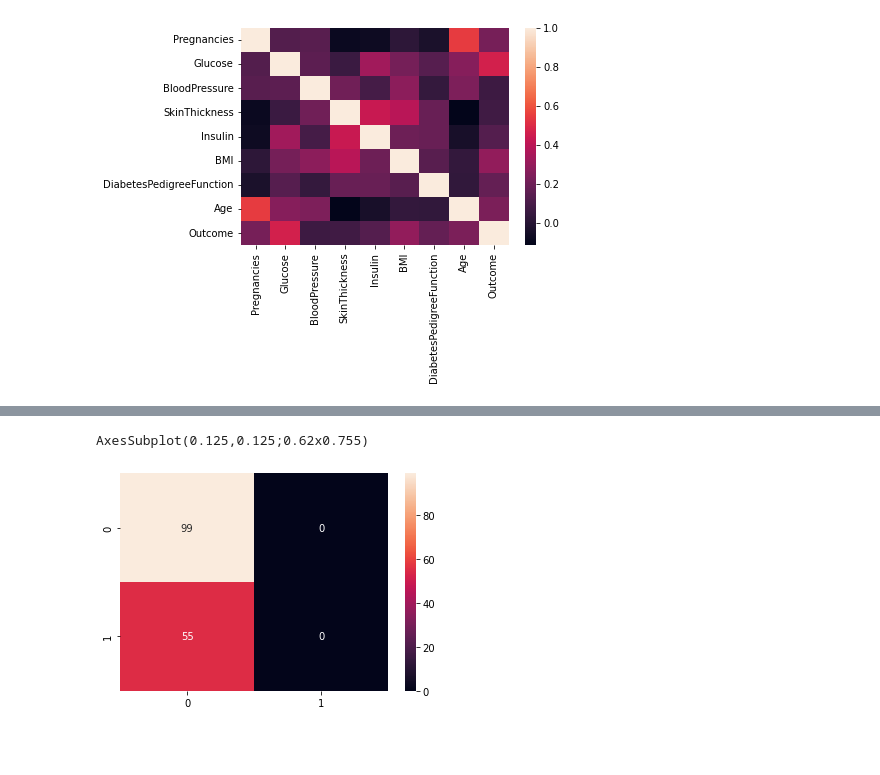
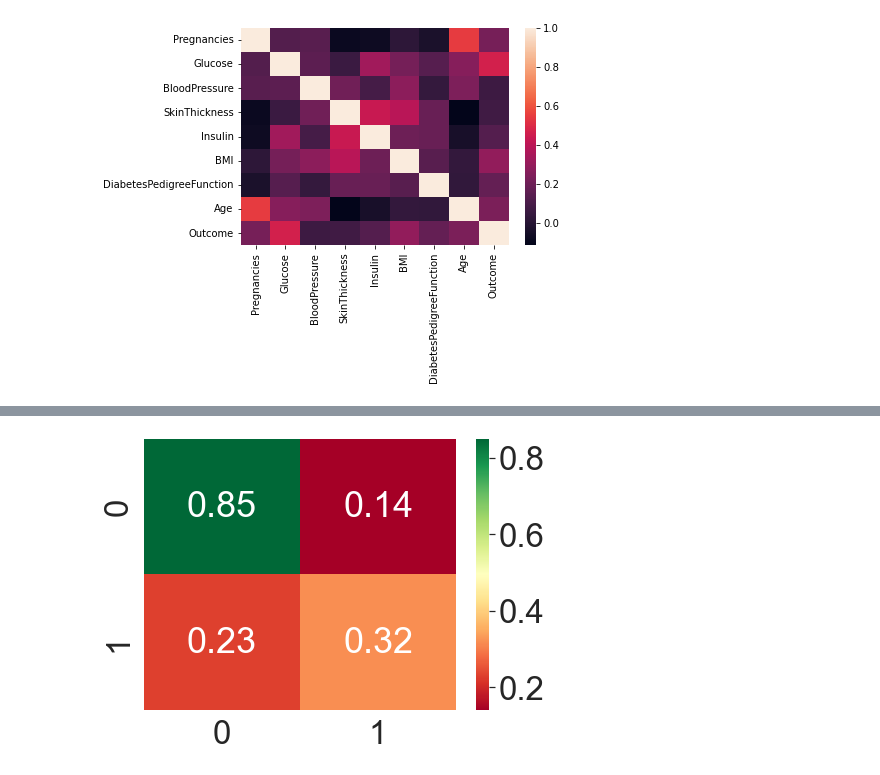
Before and after one commit to LubabaSheikh/BMEN415_Project, a Jupyter notebook: Logistic_Regression_Classififcation.ipynb, the cells around one changed output, grey strips where cells are left out. Saved outputs shown, nothing was run; the diff lists cells and outputs as text; code cells hidden in the pictures; blank space fills up the shorter version.

Commit message:
finalized models, added confusion matrices and regression plots

```diff
--- a/Logistic_Regression_Classififcation.ipynb
+++ b/Logistic_Regression_Classififcation.ipynb
@@ -71,9 +20,8 @@ data["Pregnancies"].corr(data["Age"])
 # %%
 # Prepare the test and training data sets
-import numpy as np
-labels=data['Outcome'] # labels is not an array. It is a column in a dataset. So we use the NumPy np.ravel() function to convert that to an array.
-features = data.iloc[:,0:8]
 from sklearn.model_selection import train_test_split
-X=features
-y=np.ravel(labels) # converting labels into an array
+y = data.Outcome
+X = data.drop(["Outcome"], axis=1)
+X.info()
+
 X_train, X_test, y_train, y_test = train_test_split(X, y, test_size=0.20, random_state=42) # 20% of data for test
@@ -96,5 +60,5 @@ model.add(Dense(1, activation='sigmoid'))
 model.compile(loss='binary_crossentropy',
 optimizer='sgd',
 metrics=['accuracy'])
-model.fit(X_train, y_train,epochs=4, batch_size=1, verbose=1)
+model.fit(X_train, y_train,epochs=20, batch_size=1, verbose=1)
 # %% [output]
@@ -142,3 +88,11 @@ print(weights)
 # %%
-# Now run predictions on test data
-y_predict = np.argmax(model.predict(X_test), axis=1)
+from sklearn import metrics
+# Now run predictions
+y_pred_train = model.predict(X_train)
+y_pred_test = model.predict(X_test)
+
+# Print score/accuracy
+train_accuracy = accuracy_score(y_train.round(), y_pred_train.round())
+test_accuracy = metrics.accuracy_score(y_test.round(), y_pred_test.round())
+print("Train Accuracy: ", train_accuracy)
+print("Test Accuracy: ", test_accuracy)
@@ -152,8 +106,10 @@ print(score)
 # %%
 # Print Confusion Matrix
+import matplotlib.pyplot as plt
 from sklearn.metrics import classification_report, confusion_matrix
-cm = confusion_matrix(y_test, y_predict)
-print(sns.heatmap(cm, annot=True))
+import seaborn as sns
+plt.figure(figsize = (7,5))
+sns.set(font_scale=3.0)
+dataplot = sns.heatmap(confusion_matrix(y_test, y_pred_test.round())/100,annot=True, fmt='.2f', cmap='RdYlGn')
 # %% [output]
-AxesSubplot(0.125,0.125;0.62x0.755)
-[figure, old version]
+[figure, new version]
```
Also changed, not shown: parts of 12 cells of this notebook, 2 other files.
